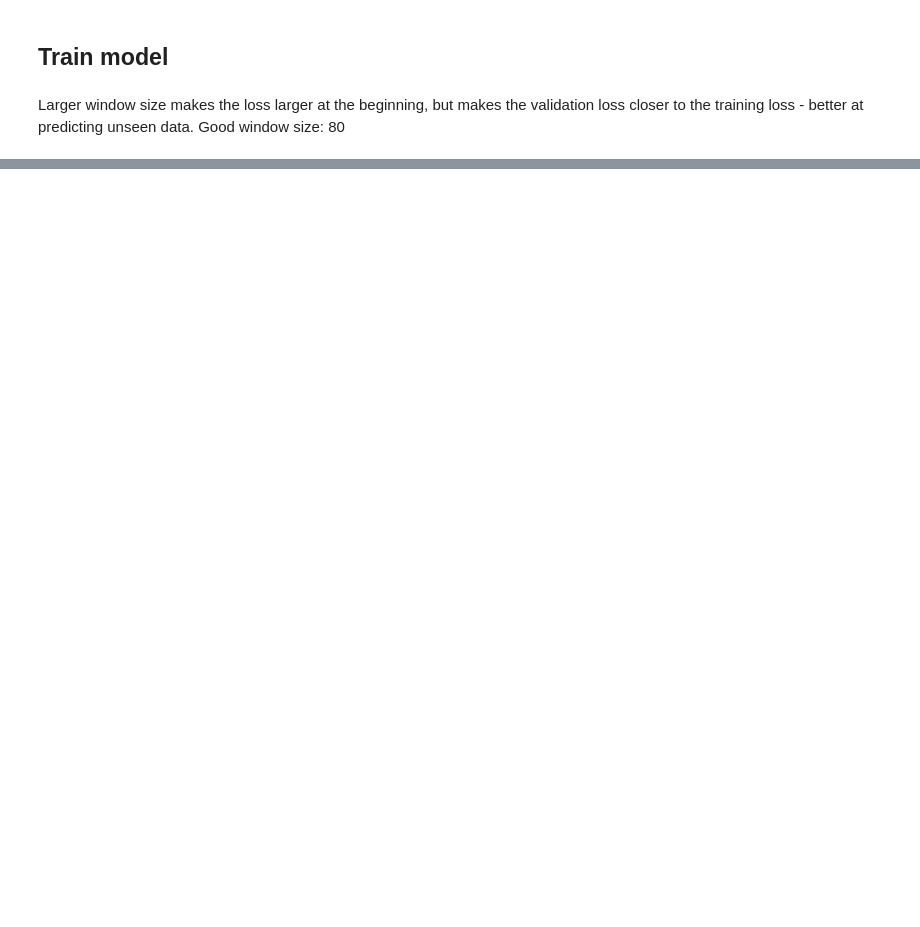
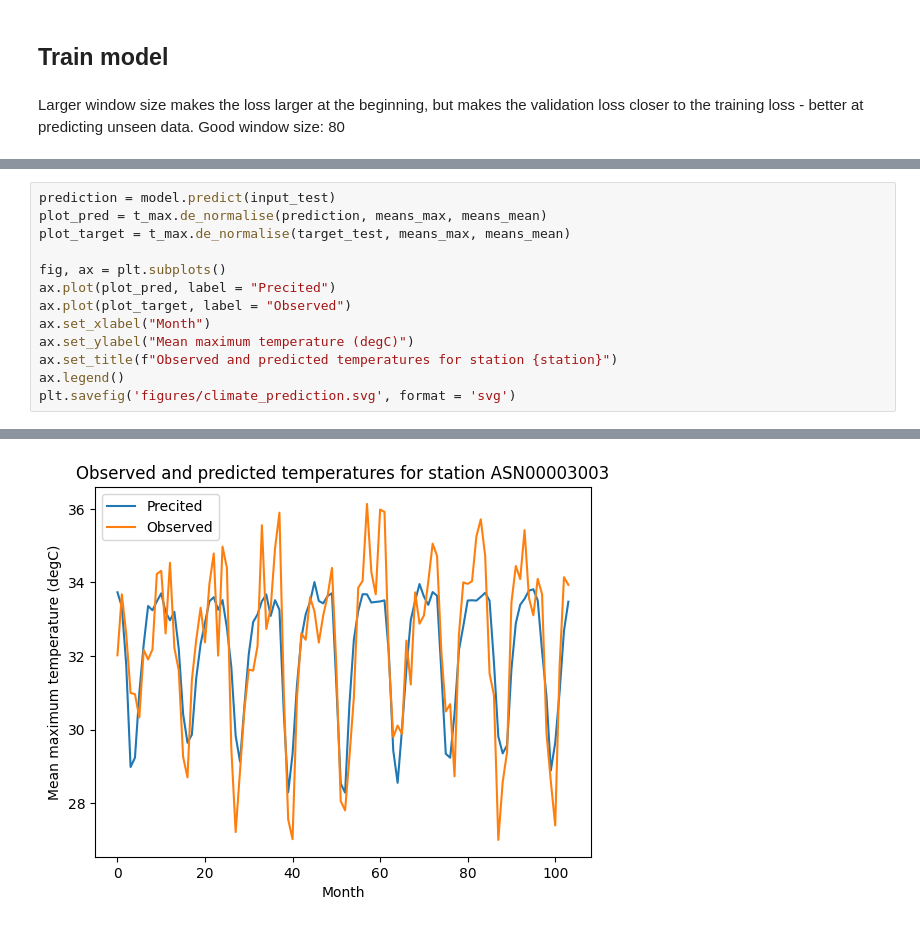
Before and after one commit to rhtweedie/ghcnd_ml, a Jupyter notebook: RNN_country_climate.ipynb, the cells around one changed output, grey strips where cells are left out. Saved outputs shown, nothing was run; the diff lists cells and outputs as text; blank space fills up the shorter version.

```diff
--- a/RNN_country_climate.ipynb
+++ b/RNN_country_climate.ipynb
@@ -163,0 +214,14 @@ ax.plot(target_test)
+# %%
+prediction = model.predict(input_test)
+plot_pred = t_max.de_normalise(prediction, means_max, means_mean)
+plot_target = t_max.de_normalise(target_test, means_max, means_mean)
+
+fig, ax = plt.subplots()
+ax.plot(plot_pred, label = "Precited")
+ax.plot(plot_target, label = "Observed")
+ax.set_xlabel("Month")
+ax.set_ylabel("Mean maximum temperature (degC)")
+ax.set_title(f"Observed and predicted temperatures for station {station}")
+ax.legend()
+plt.savefig('figures/climate_prediction.svg', format = 'svg')
+# %% [output]
@@ -163,0 +229 @@ ax.plot(target_test)
+[figure, added]
```
Also changed, not shown: parts of 12 cells of this notebook.
